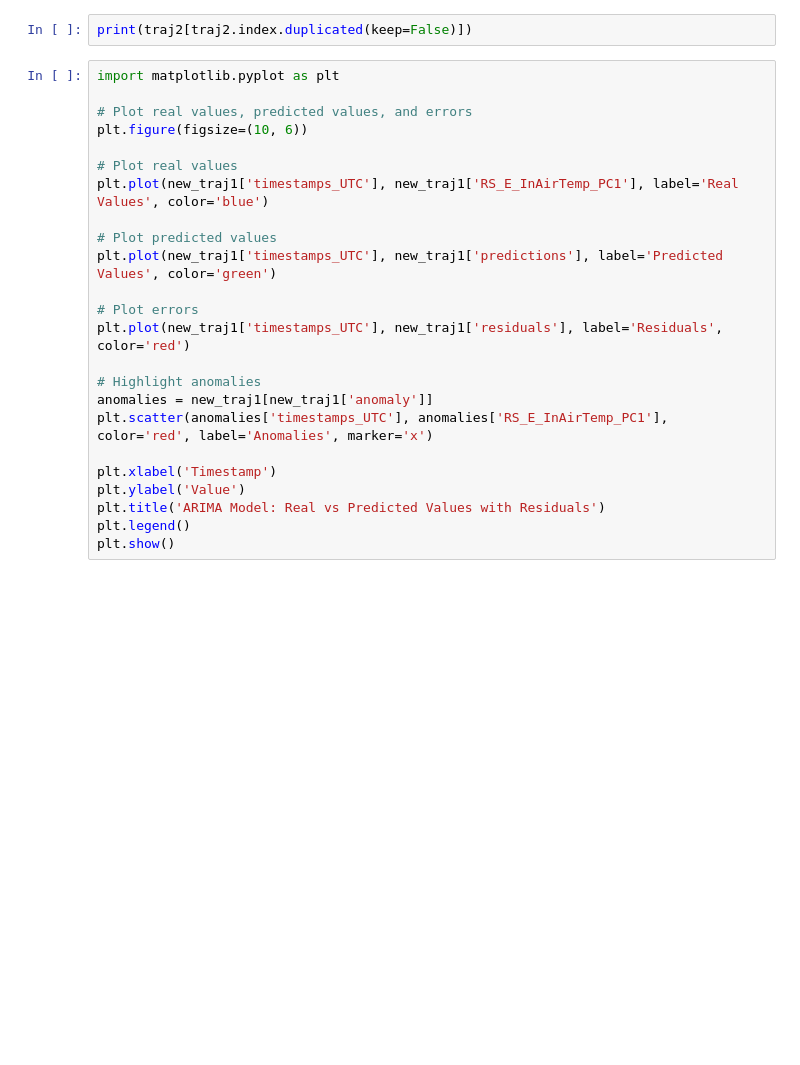
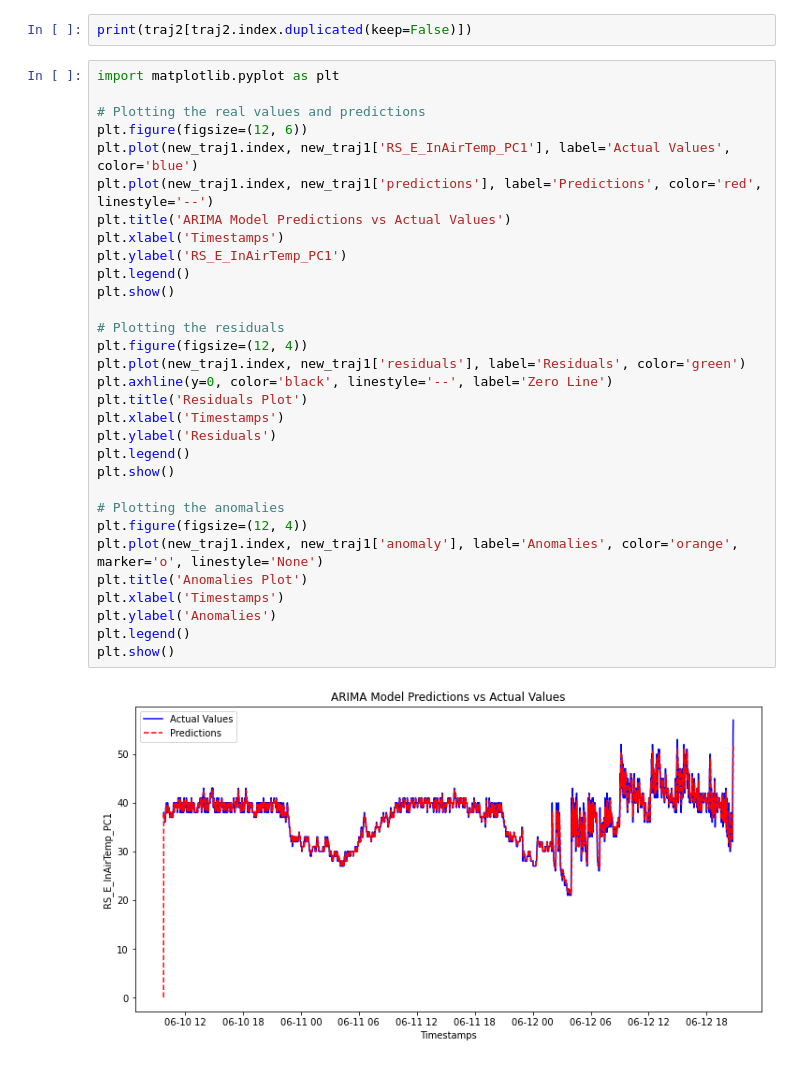
Before and after one commit to SnewZz/INFO-H423-Bigdata-project, a Jupyter notebook: univariate_arima_stats.ipynb, the cells around one changed output. Cells and saved outputs as stored; diff of their text form; blank space fills up the shorter version.

```diff
--- a/univariate_arima_stats.ipynb
+++ b/univariate_arima_stats.ipynb
@@ -91,26 +199,35 @@ new_traj1['anomaly'] = abs(new_traj1['residuals']) > threshold
 # %%
 print(traj2[traj2.index.duplicated(keep=False)])
-# %%
-import matplotlib.pyplot as plt
-
-# Plot real values, predicted values, and errors
-plt.figure(figsize=(10, 6))
-
-# Plot real values
-plt.plot(new_traj1['timestamps_UTC'], new_traj1['RS_E_InAirTemp_PC1'], label='Real Values', color='blue')
-
-# Plot predicted values
-plt.plot(new_traj1['timestamps_UTC'], new_traj1['predictions'], label='Predicted Values', color='green')
-
-# Plot errors
-plt.plot(new_traj1['timestamps_UTC'], new_traj1['residuals'], label='Residuals', color='red')
-
-# Highlight anomalies
-anomalies = new_traj1[new_traj1['anomaly']]
-plt.scatter(anomalies['timestamps_UTC'], anomalies['RS_E_InAirTemp_PC1'], color='red', label='Anomalies', marker='x')
-
-plt.xlabel('Timestamp')
-plt.ylabel('Value')
-plt.title('ARIMA Model: Real vs Predicted Values with Residuals')
-plt.legend()
-plt.show()
+# %%
+import matplotlib.pyplot as plt
+
+# Plotting the real values and predictions
+plt.figure(figsize=(12, 6))
+plt.plot(new_traj1.index, new_traj1['RS_E_InAirTemp_PC1'], label='Actual Values', color='blue')
+plt.plot(new_traj1.index, new_traj1['predictions'], label='Predictions', color='red', linestyle='--')
+plt.title('ARIMA Model Predictions vs Actual Values')
+plt.xlabel('Timestamps')
+plt.ylabel('RS_E_InAirTemp_PC1')
+plt.legend()
+plt.show()
+
+# Plotting the residuals
+plt.figure(figsize=(12, 4))
+plt.plot(new_traj1.index, new_traj1['residuals'], label='Residuals', color='green')
+plt.axhline(y=0, color='black', linestyle='--', label='Zero Line')
+plt.title('Residuals Plot')
+plt.xlabel('Timestamps')
+plt.ylabel('Residuals')
+plt.legend()
+plt.show()
+
+# Plotting the anomalies
+plt.figure(figsize=(12, 4))
+plt.plot(new_traj1.index, new_traj1['anomaly'], label='Anomalies', color='orange', marker='o', linestyle='None')
+plt.title('Anomalies Plot')
+plt.xlabel('Timestamps')
+plt.ylabel('Anomalies')
+plt.legend()
+plt.show()
+# %% [output]
+[figure, added]
```
Also changed, not shown: parts of 12 cells of this notebook, 4 other files.
